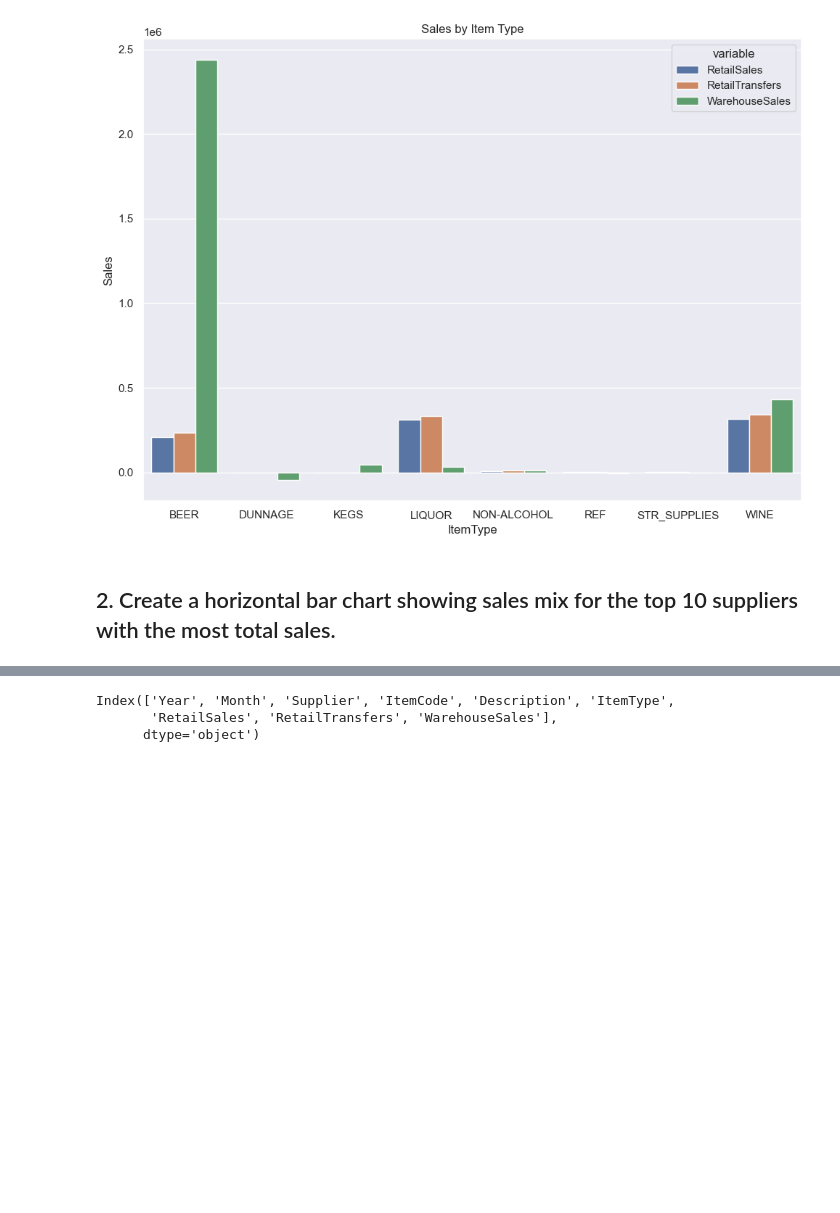
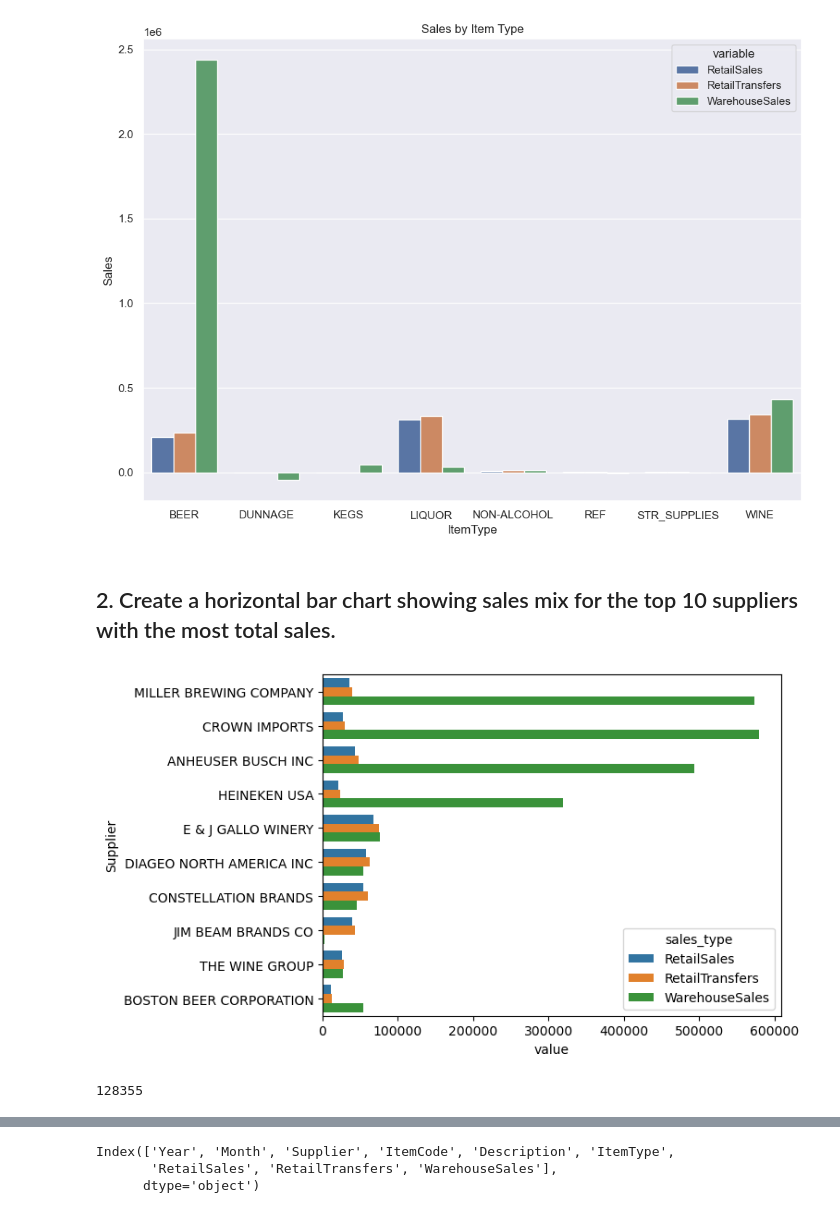
Before and after one commit to EljMorgan/LABS, a Jupyter notebook: Module2/Lab_2_ Plotting-Multiple-Data-Series/main.ipynb, the cells around one changed output, grey strips where cells are left out. Cells and saved outputs as stored; diff of their text form; code cells hidden in the pictures; blank space fills up the shorter version.

```diff
--- a/Module2/Lab_2_ Plotting-Multiple-Data-Series/main.ipynb
+++ b/Module2/Lab_2_ Plotting-Multiple-Data-Series/main.ipynb
@@ -41,3 +41,18 @@ plt.show()
 [figure]
 # %% [markdown]
 ## 2. Create a horizontal bar chart showing sales mix for the top 10 suppliers with the most total sales.
+# %%
+data_supplier = data.groupby(['Supplier']).sum()
+data_supplier['MixSales'] = data_supplier['RetailSales']+data_supplier['RetailTransfers']+data_supplier['WarehouseSales']
+supplier_Top10 = data_supplier.sort_values(['MixSales'], ascending = False).head(10).reset_index()
+lst= ("RetailSales", "RetailTransfers", "WarehouseSales")
+suppliers_Top10_melt=supplier_Top10.melt(id_vars='Supplier', value_vars=["RetailSales", "RetailTransfers", "WarehouseSales"],var_name='sales_type')
+ax = sns.barplot(x="value", y='Supplier', data=suppliers_Top10_melt, hue ='sales_type')
+# %% [output]
+[figure, added]
+# %%
+total = data[['WarehouseSales', 'RetailSales', 'RetailTransfers']].value_counts().sum()
+#test = data.nlargest(10, total)[['Supplier']]
+total
+# %% [output]
+128355
```
Also changed, not shown: parts of 20 cells of this notebook, 4 other files.
